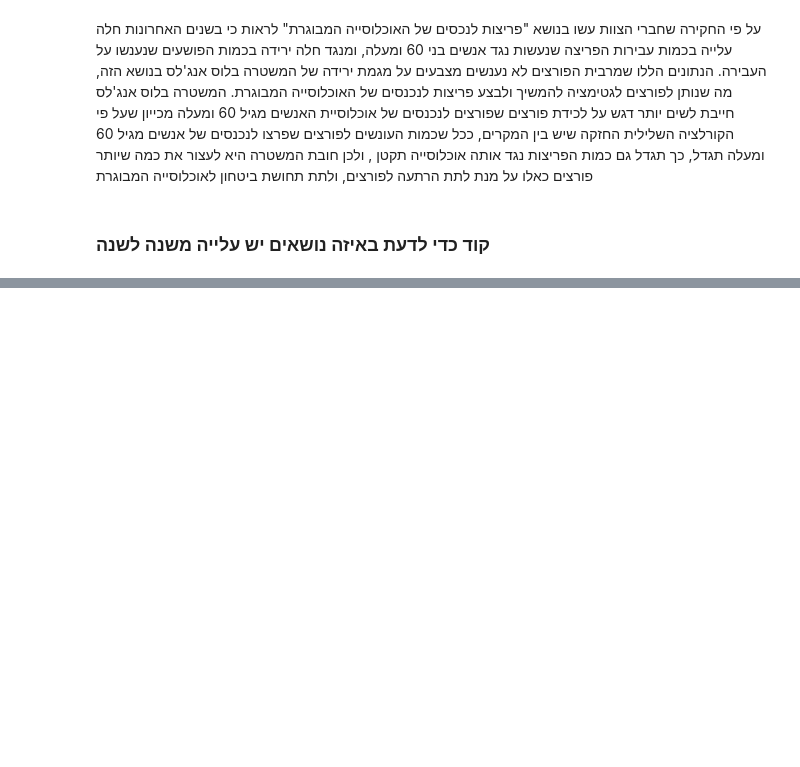
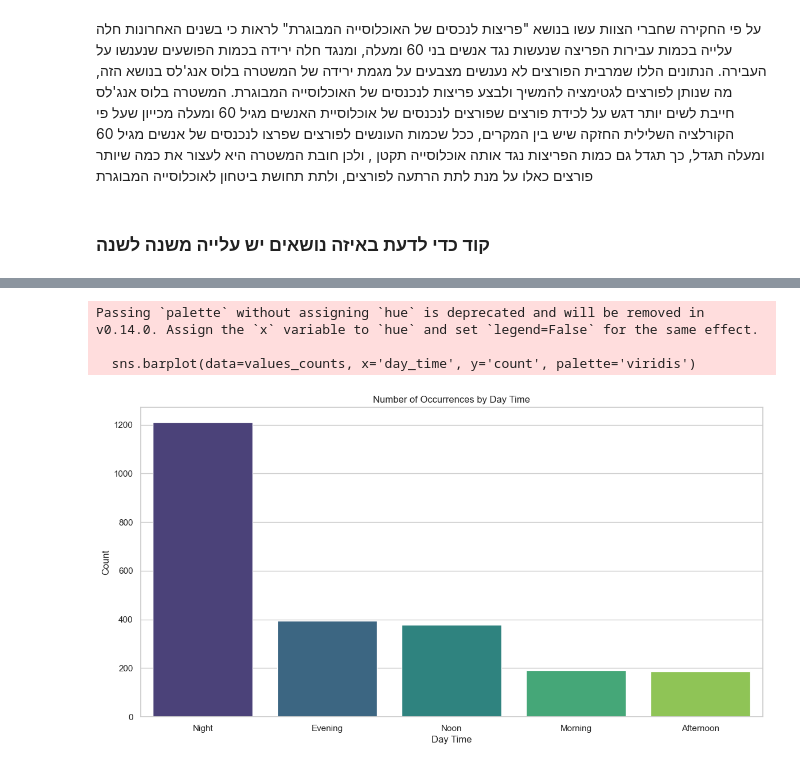
Before and after one commit to BareLevi/Data_Analysis_Final_Project, a Jupyter notebook: Ella_Tomer_bBarel_project_updated.ipynb, the cells around one changed output, grey strips where cells are left out. Cells and saved outputs as stored; diff of their text form; code cells hidden in the pictures; blank space fills up the shorter version.

```diff
--- a/Ella_Tomer_bBarel_project_updated.ipynb
+++ b/Ella_Tomer_bBarel_project_updated.ipynb
@@ -1282,0 +1449,2 @@ firearm_area_counts
+# %%
+chipopo_df = df[df["crime_description"] == "PICKPOCKET"]
@@ -1282,0 +1465,15 @@ firearm_area_counts
+# %%
+values_counts = chipopo_df['day_time'].value_counts().reset_index()
+values_counts.columns = ['day_time', 'count']
+
+plt.figure(figsize=(14, 7))
+sns.barplot(data=values_counts, x='day_time', y='count', palette='viridis')
+plt.title('Number of Occurrences by Day Time')
+plt.xlabel('Day Time')
+plt.ylabel('Count')
+plt.show()
+# %% [output]
+Passing `palette` without assigning `hue` is deprecated and will be removed in v0.14.0. Assign the `x` variable to `hue` and set `legend=False` for the same effect.
+
+  sns.barplot(data=values_counts, x='day_time', y='count', palette='viridis')
+[figure, added]
```
Also changed, not shown: parts of 22 cells of this notebook.
